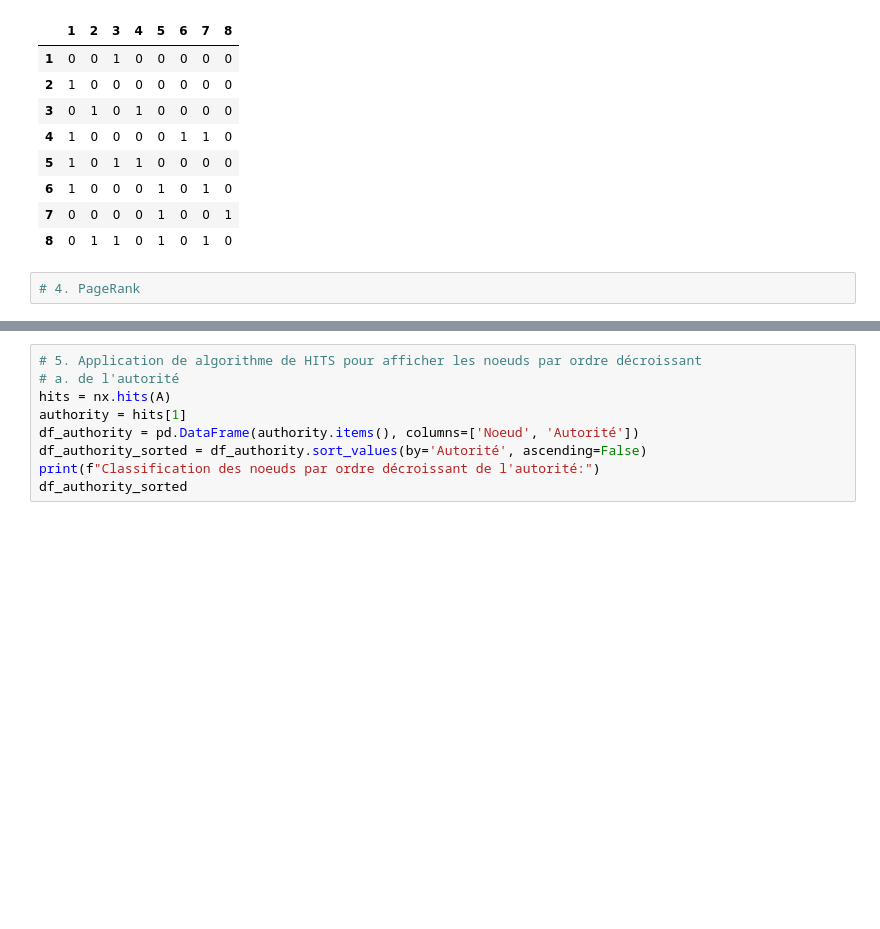
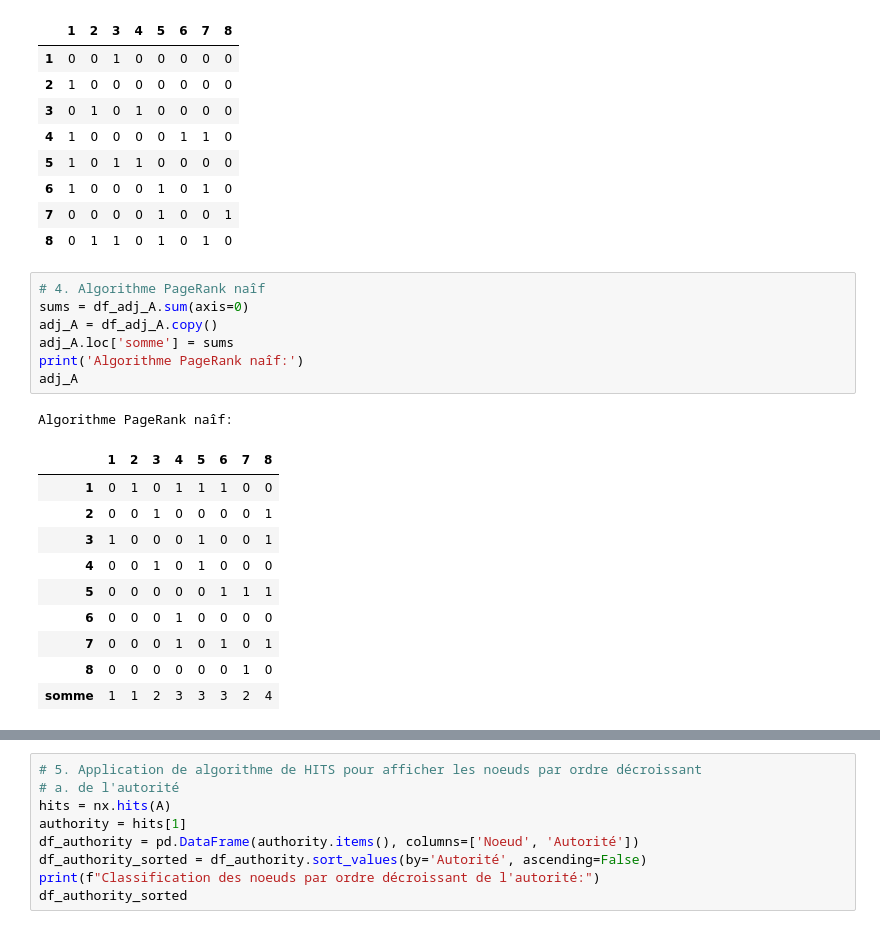
Before and after one commit to GuechtouliAnis/College-Projects, a Jupyter notebook: ARS/TP2.ipynb, the cells around one changed output, grey strips where cells are left out. Saved outputs shown, nothing was run; the diff lists cells and outputs as text; blank space fills up the shorter version.

```diff
--- a/ARS/TP2.ipynb
+++ b/ARS/TP2.ipynb
@@ -485,5 +485,22 @@ adj_matrix_A_transpose
 | 6 | 1 | 0 | 0 | 0 | 1 | 0 | 1 | 0 |
 | 7 | 0 | 0 | 0 | 0 | 1 | 0 | 0 | 1 |
 | 8 | 0 | 1 | 1 | 0 | 1 | 0 | 1 | 0 |
-# %%
-# 4. PageRank
+# %%
+# 4. Algorithme PageRank naîf
+sums = df_adj_A.sum(axis=0)
+adj_A = df_adj_A.copy()
+adj_A.loc['somme'] = sums
+print('Algorithme PageRank naîf:')
+adj_A
+# %% [output]
+Algorithme PageRank naîf:
+|  | 1 | 2 | 3 | 4 | 5 | 6 | 7 | 8 |
+| 1 | 0 | 1 | 0 | 1 | 1 | 1 | 0 | 0 |
+| 2 | 0 | 0 | 1 | 0 | 0 | 0 | 0 | 1 |
+| 3 | 1 | 0 | 0 | 0 | 1 | 0 | 0 | 1 |
+| 4 | 0 | 0 | 1 | 0 | 1 | 0 | 0 | 0 |
+| 5 | 0 | 0 | 0 | 0 | 0 | 1 | 1 | 1 |
+| 6 | 0 | 0 | 0 | 1 | 0 | 0 | 0 | 0 |
+| 7 | 0 | 0 | 0 | 1 | 0 | 1 | 0 | 1 |
+| 8 | 0 | 0 | 0 | 0 | 0 | 0 | 1 | 0 |
+| somme | 1 | 1 | 2 | 3 | 3 | 3 | 2 | 4 |
```
Also changed, not shown: parts of 1 cell of this notebook.
